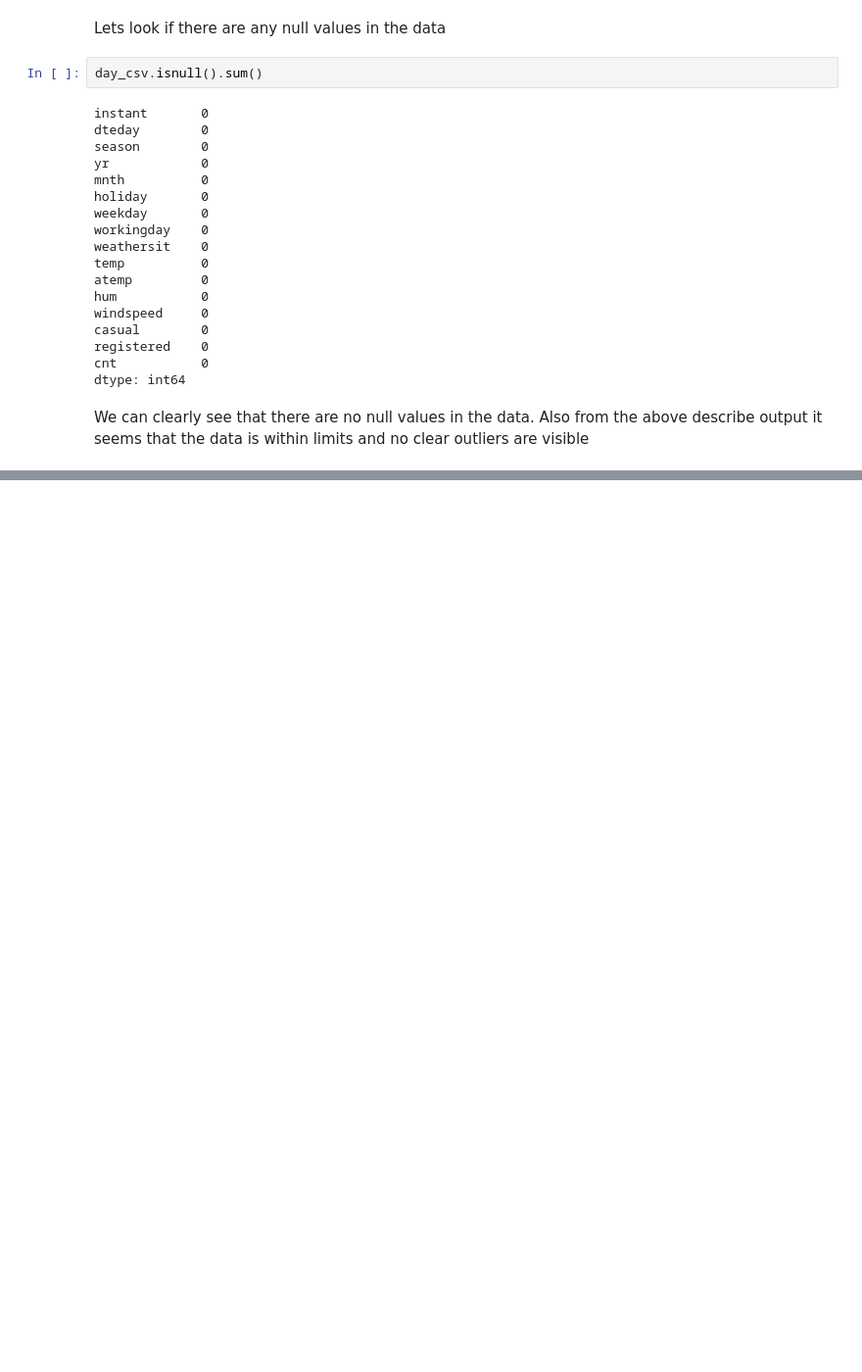
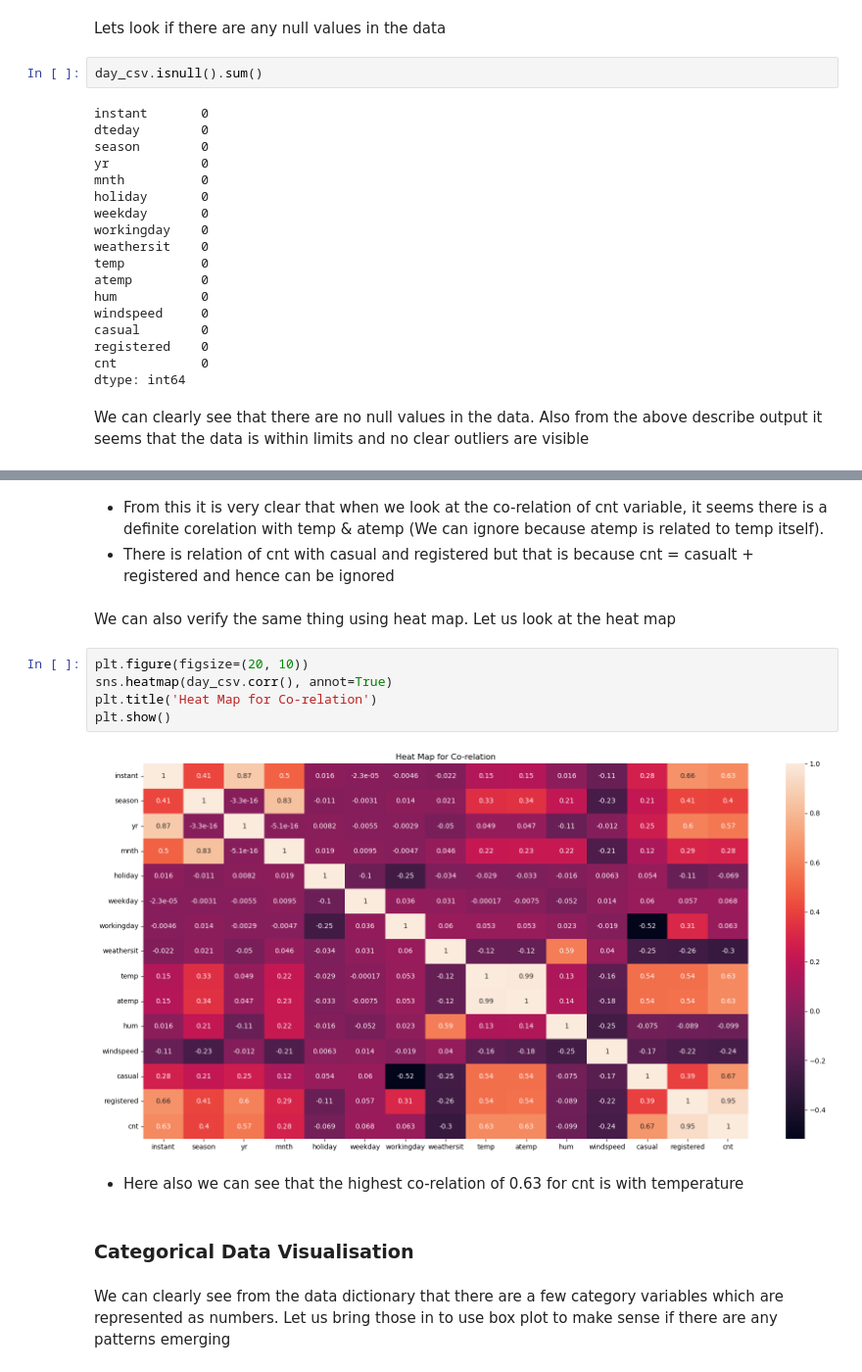
Before and after one commit to vivekbabu/Boombikes-Multi-Linear-Regression, a Jupyter notebook: Boombikes-Multi-Linear-Regression.ipynb, the cells around one changed output, grey strips where cells are left out. Shown at 98% size. Cells and saved outputs as stored; diff of their text form; blank space fills up the shorter version.

```diff
--- a/Boombikes-Multi-Linear-Regression.ipynb
+++ b/Boombikes-Multi-Linear-Regression.ipynb
@@ -116,0 +135,20 @@ We can clearly see that there are no null values in the data. Also from the abov
+# %% [markdown]
+- From this it is very clear that when we look at the co-relation of cnt variable, it seems there is a definite corelation with
+temp & atemp (We can ignore because atemp is related to temp itself).
+- There is relation of cnt with casual and registered but that is because cnt = casualt + registered and hence can be ignored
+# %% [markdown]
+We can also verify the same thing using heat map. Let us look at the heat map
+# %%
+plt.figure(figsize=(20, 10))
+sns.heatmap(day_csv.corr(), annot=True)
+plt.title('Heat Map for Co-relation')
+plt.show()
+# %% [output]
+[figure, added]
+# %% [markdown]
+- Here also we can see that the highest co-relation of 0.63 for cnt is with temperature
+# %% [markdown]
+### Categorical Data Visualisation
+# %% [markdown]
+We can clearly see from the data dictionary that there are a few category variables which are represented as numbers.
+Let us bring those in to use box plot to make sense if there are any patterns emerging
```
Also changed, not shown: parts of 8 cells of this notebook.
